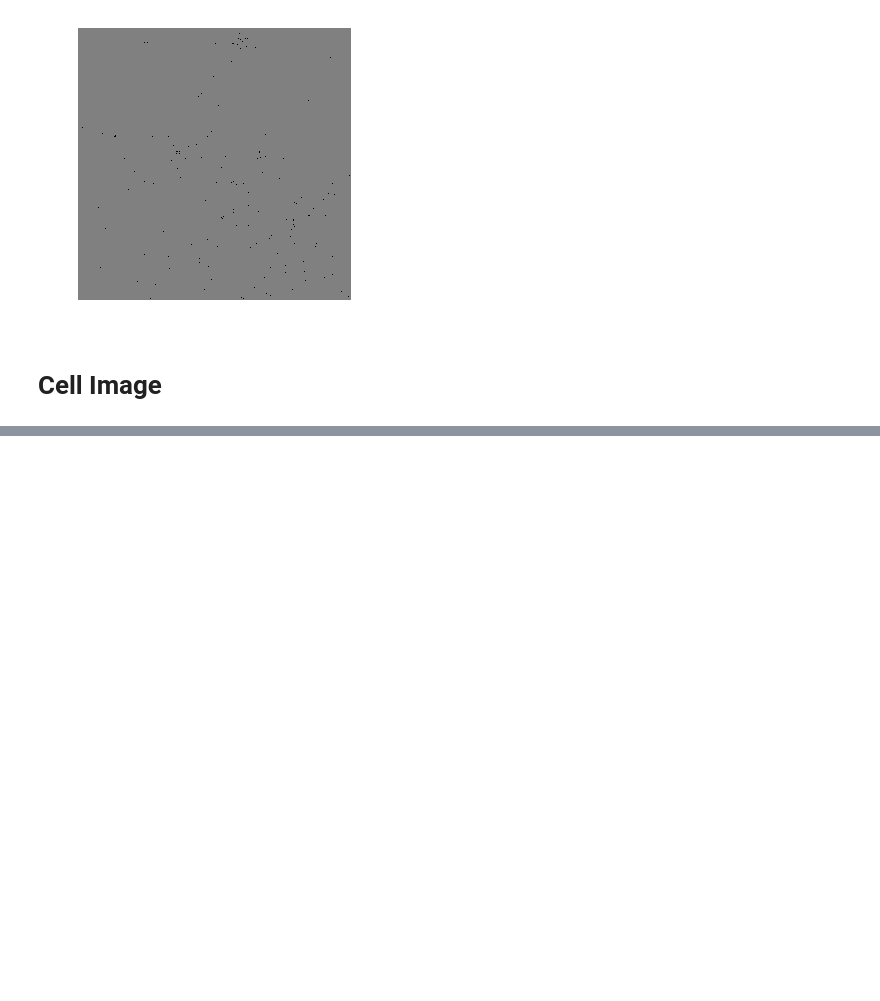
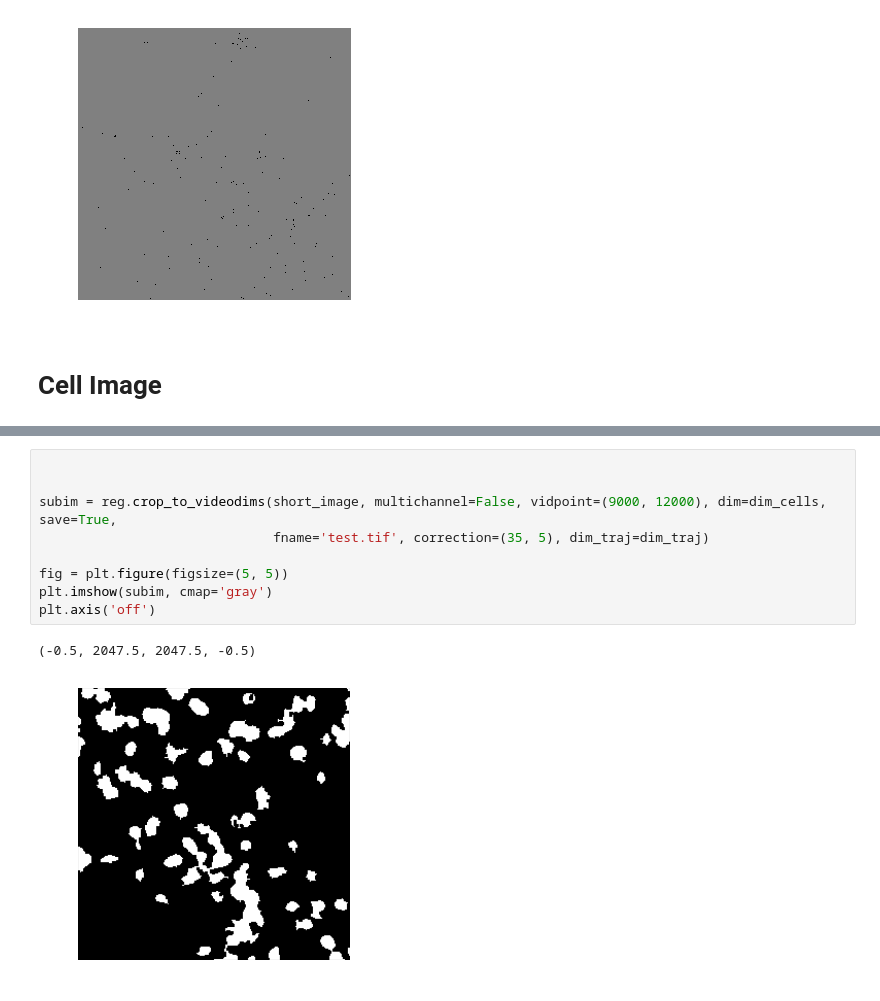
Before and after one commit to dash2927/diff_register, a Jupyter notebook: notebooks/07_31_18_cell_trajectory_features.ipynb, the cells around one changed output, grey strips where cells are left out. Saved outputs shown, nothing was run; the diff lists cells and outputs as text; blank space fills up the shorter version.

```diff
--- a/notebooks/07_31_18_cell_trajectory_features.ipynb
+++ b/notebooks/07_31_18_cell_trajectory_features.ipynb
@@ -57,0 +57,12 @@ plt.axis('off')
+# %%
+
+
+subim = reg.crop_to_videodims(short_image, multichannel=False, vidpoint=(9000, 12000), dim=dim_cells, save=True,
+                              fname='test.tif', correction=(35, 5), dim_traj=dim_traj)
+
+fig = plt.figure(figsize=(5, 5))
+plt.imshow(subim, cmap='gray')
+plt.axis('off')
+# %% [output]
+(-0.5, 2047.5, 2047.5, -0.5)
+[figure, added]
```
Also changed, not shown: parts of 9 cells of this notebook, 2 other files.
